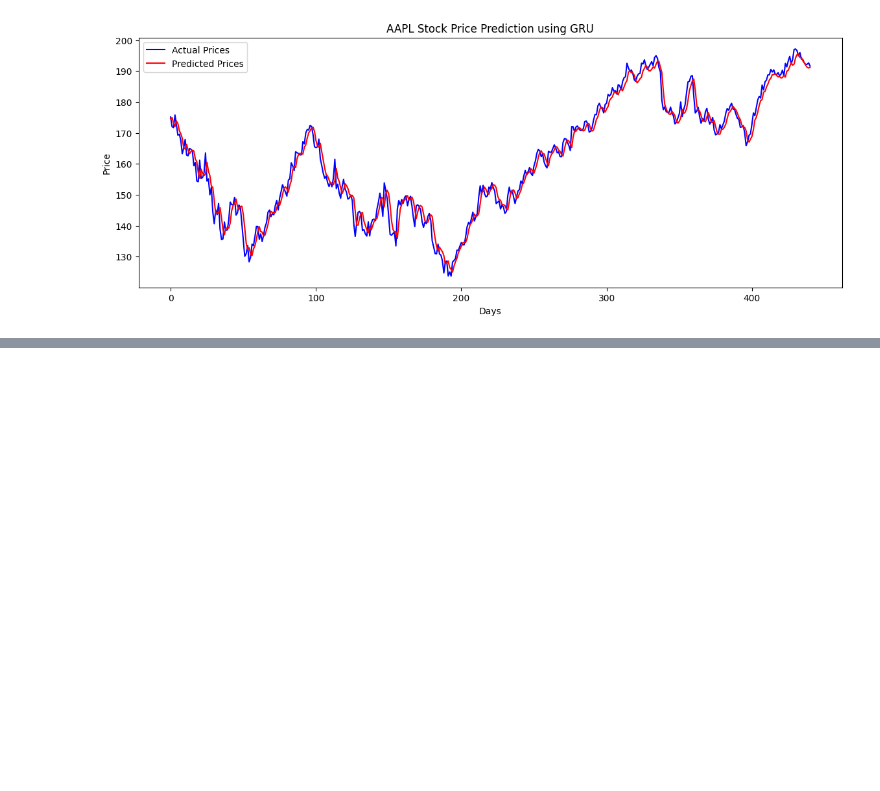
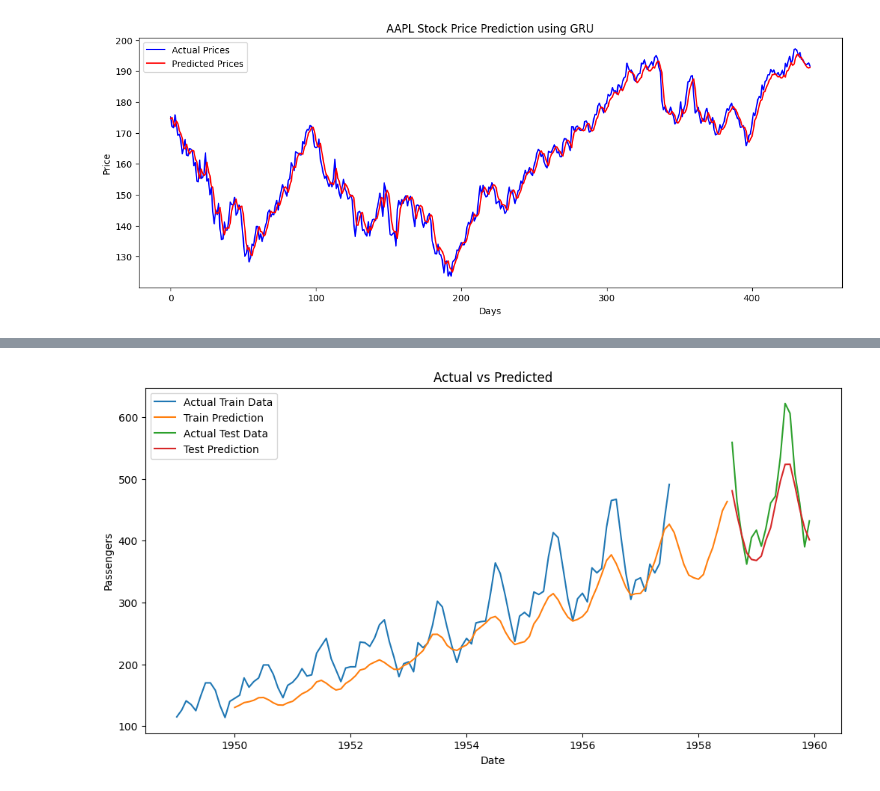
Before and after one commit to PlaidMoon99/AI_project, a Jupyter notebook: DeepLearning.ipynb, the cells around one changed output, grey strips where cells are left out. Saved outputs shown, nothing was run; the diff lists cells and outputs as text; code cells hidden in the pictures; blank space fills up the shorter version.

```diff
--- a/DeepLearning.ipynb
+++ b/DeepLearning.ipynb
@@ -373,0 +597,4 @@ plt.show()
+# %%
+# test data predict
+train_predict = model.predict(X_train)
+test_predict = model.predict(X_test)
@@ -373,0 +604,20 @@ plt.show()
+# %%
+# 에측값 역정규화
+train_predict = scaler.inverse_transform(train_predict)
+y_train = scaler.inverse_transform(y_train.reshape(-1, 1))
+test_predict = scaler.inverse_transform(test_predict)
+y_test = scaler.inverse_transform(y_test.reshape(-1, 1))
+# %%
+# 예측 결과 시각화
+plt.figure(figsize=(12, 6))
+plt.plot(df.index[:len(y_train)], y_train, label='Actual Train Data')
+plt.plot(df.index[time_step:len(train_predict) + time_step], train_predict, label='Train Prediction')
+plt.plot(df.index[len(train_data):len(train_data) + len(test_predict)], y_test, label='Actual Test Data')
+plt.plot(df.index[len(train_data):len(train_data) + len(test_predict)], test_predict, label='Test Prediction')
+plt.title('Actual vs Predicted')
+plt.xlabel('Date')
+plt.ylabel('Passengers')
+plt.legend()
+plt.show()
+# %% [output]
+[figure, added]
```
Also changed, not shown: parts of 36 cells of this notebook, 1 other file.
